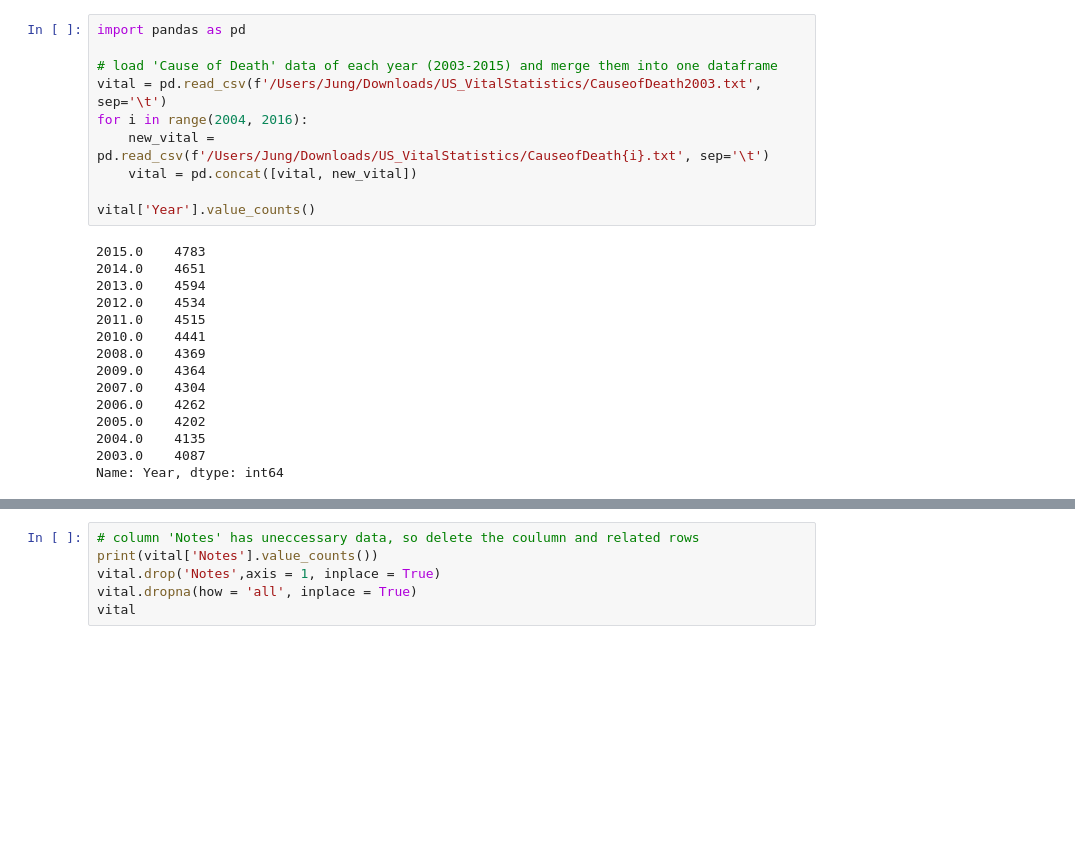
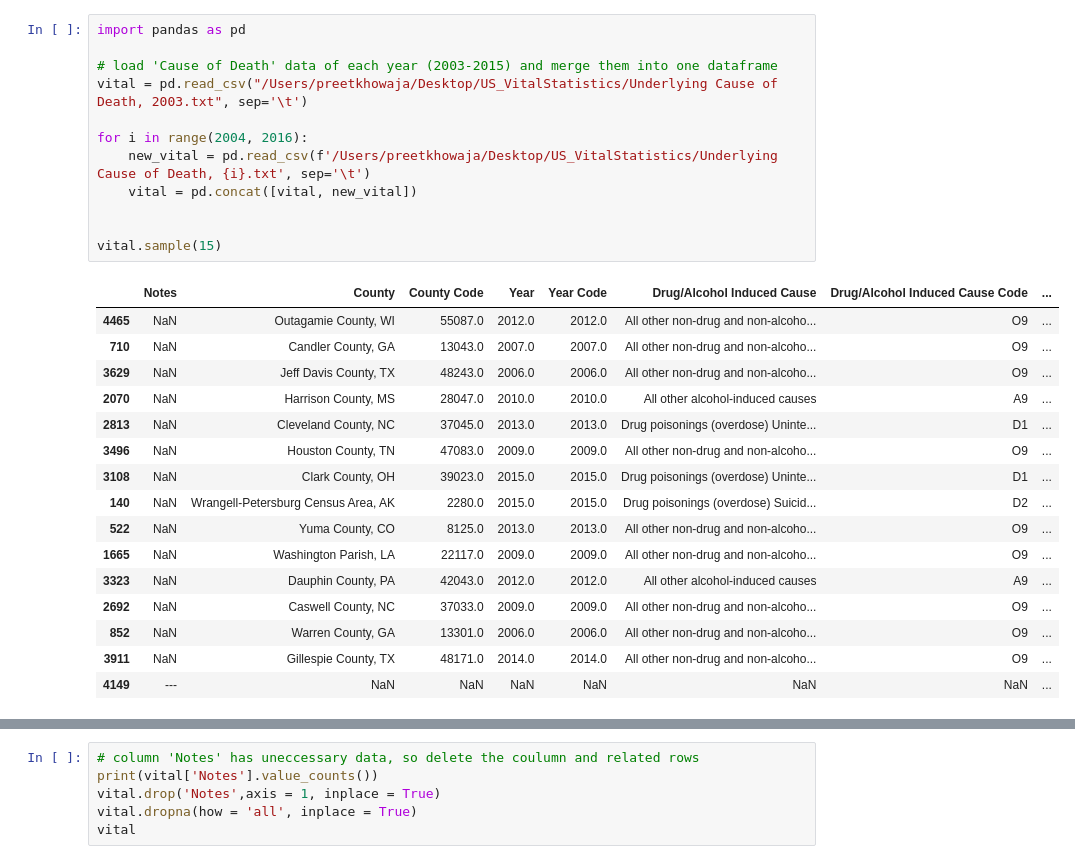
Before and after one commit to ShiningYang0207/opioid-control-policy, a Jupyter notebook: 20_modeling/clean_vital_all.ipynb, the cells around one changed output, grey strips where cells are left out. Cells and saved outputs as stored; diff of their text form; blank space fills up the shorter version.

```diff
--- a/20_modeling/clean_vital_all.ipynb
+++ b/20_modeling/clean_vital_all.ipynb
@@ -1,26 +1,30 @@
 # %%
 import pandas as pd
 
 # load 'Cause of Death' data of each year (2003-2015) and merge them into one dataframe
-vital = pd.read_csv(f'/Users/Jung/Downloads/US_VitalStatistics/CauseofDeath2003.txt', sep='\t')
+vital = pd.read_csv("/Users/preetkhowaja/Desktop/US_VitalStatistics/Underlying Cause of Death, 2003.txt", sep='\t')
+
 for i in range(2004, 2016):
-    new_vital = pd.read_csv(f'/Users/Jung/Downloads/US_VitalStatistics/CauseofDeath{i}.txt', sep='\t')
+    new_vital = pd.read_csv(f'/Users/preetkhowaja/Desktop/US_VitalStatistics/Underlying Cause of Death, {i}.txt', sep='\t')
     vital = pd.concat([vital, new_vital])
 
-vital['Year'].value_counts()
+
+vital.sample(15)
 # %% [output]
-2015.0    4783
-2014.0    4651
-2013.0    4594
-2012.0    4534
-2011.0    4515
-2010.0    4441
-2008.0    4369
-2009.0    4364
-2007.0    4304
-2006.0    4262
-2005.0    4202
-2004.0    4135
-2003.0    4087
-Name: Year, dtype: int64
+|  | Notes | County | County Code | Year | Year Code | Drug/Alcohol Induced Cause | Drug/Alcohol Induced Cause Code | ... |
+| 4465 | NaN | Outagamie County, WI | 55087.0 | 2012.0 | 2012.0 | All other non-drug and non-alcoho... | O9 | ... |
+| 710 | NaN | Candler County, GA | 13043.0 | 2007.0 | 2007.0 | All other non-drug and non-alcoho... | O9 | ... |
+| 3629 | NaN | Jeff Davis County, TX | 48243.0 | 2006.0 | 2006.0 | All other non-drug and non-alcoho... | O9 | ... |
+| 2070 | NaN | Harrison County, MS | 28047.0 | 2010.0 | 2010.0 | All other alcohol-induced causes | A9 | ... |
+| 2813 | NaN | Cleveland County, NC | 37045.0 | 2013.0 | 2013.0 | Drug poisonings (overdose) Uninte... | D1 | ... |
+| 3496 | NaN | Houston County, TN | 47083.0 | 2009.0 | 2009.0 | All other non-drug and non-alcoho... | O9 | ... |
+| 3108 | NaN | Clark County, OH | 39023.0 | 2015.0 | 2015.0 | Drug poisonings (overdose) Uninte... | D1 | ... |
+| 140 | NaN | Wrangell-Petersburg Census Area, AK | 2280.0 | 2015.0 | 2015.0 | Drug poisonings (overdose) Suicid... | D2 | ... |
+| 522 | NaN | Yuma County, CO | 8125.0 | 2013.0 | 2013.0 | All other non-drug and non-alcoho... | O9 | ... |
+| 1665 | NaN | Washington Parish, LA | 22117.0 | 2009.0 | 2009.0 | All other non-drug and non-alcoho... | O9 | ... |
+| 3323 | NaN | Dauphin County, PA | 42043.0 | 2012.0 | 2012.0 | All other alcohol-induced causes | A9 | ... |
+| 2692 | NaN | Caswell County, NC | 37033.0 | 2009.0 | 2009.0 | All other non-drug and non-alcoho... | O9 | ... |
+| 852 | NaN | Warren County, GA | 13301.0 | 2006.0 | 2006.0 | All other non-drug and non-alcoho... | O9 | ... |
+| 3911 | NaN | Gillespie County, TX | 48171.0 | 2014.0 | 2014.0 | All other non-drug and non-alcoho... | O9 | ... |
+| 4149 | --- | NaN | NaN | NaN | NaN | NaN | NaN | ... |
 # %%
```
Also changed, not shown: parts of 2 cells of this notebook, 1 other file.
